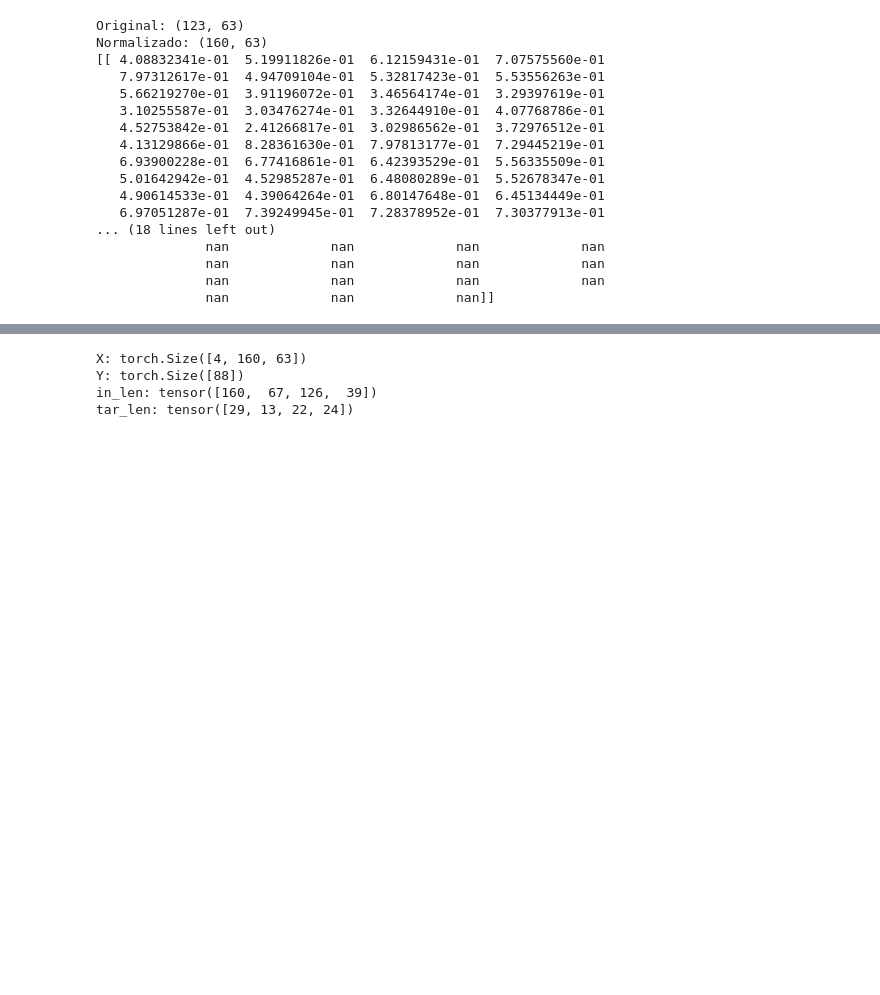
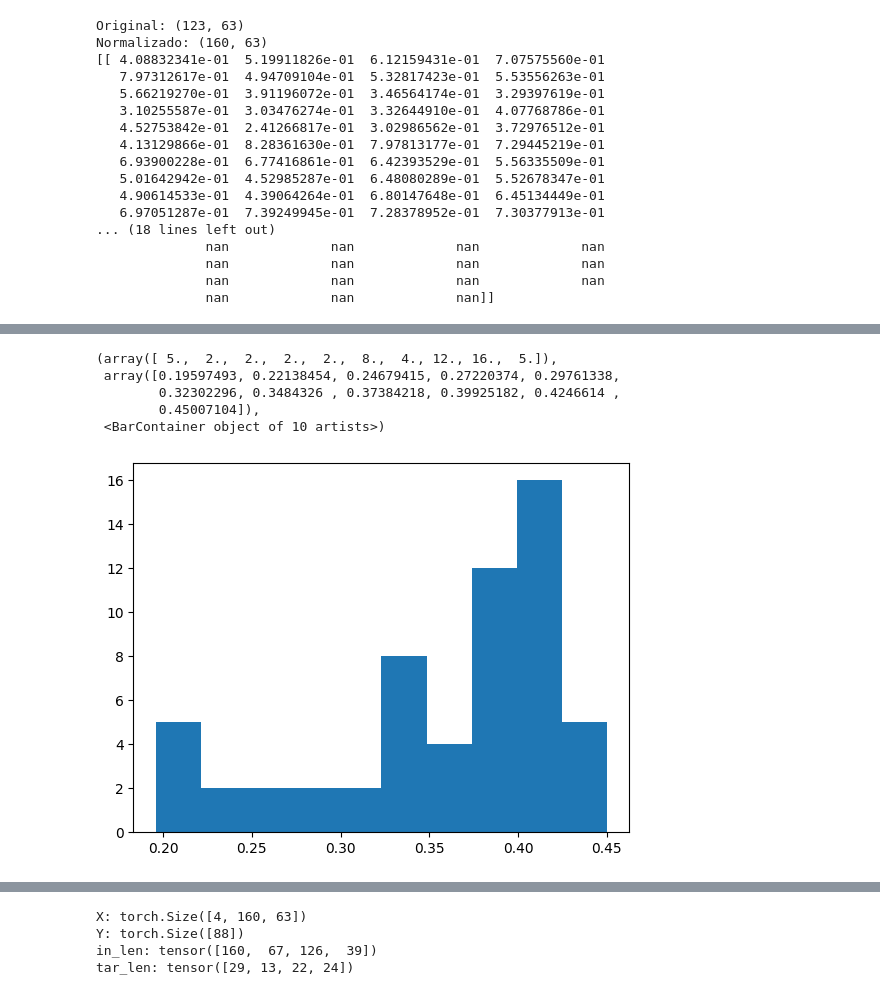
Before and after one commit to lejuin/aidl_fingerspelling, a Jupyter notebook: fingerspelling-data-prep.ipynb, the cells around one changed output, grey strips where cells are left out. Drawn from its saved outputs; the diff is of its cells as text; code cells hidden in the pictures; blank space fills up the shorter version.

```diff
--- a/fingerspelling-data-prep.ipynb
+++ b/fingerspelling-data-prep.ipynb
@@ -195,0 +228,9 @@ Normalizado: (160, 63)
+# %%
+plt.hist(X[:,0])
+# %% [output]
+(array([ 5.,  2.,  2.,  2.,  2.,  8.,  4., 12., 16.,  5.]),
+ array([0.19597493, 0.22138454, 0.24679415, 0.27220374, 0.29761338,
+        0.32302296, 0.3484326 , 0.37384218, 0.39925182, 0.4246614 ,
+        0.45007104]),
+ <BarContainer object of 10 artists>)
+[figure, added]
```
Also changed, not shown: parts of 17 cells of this notebook.
